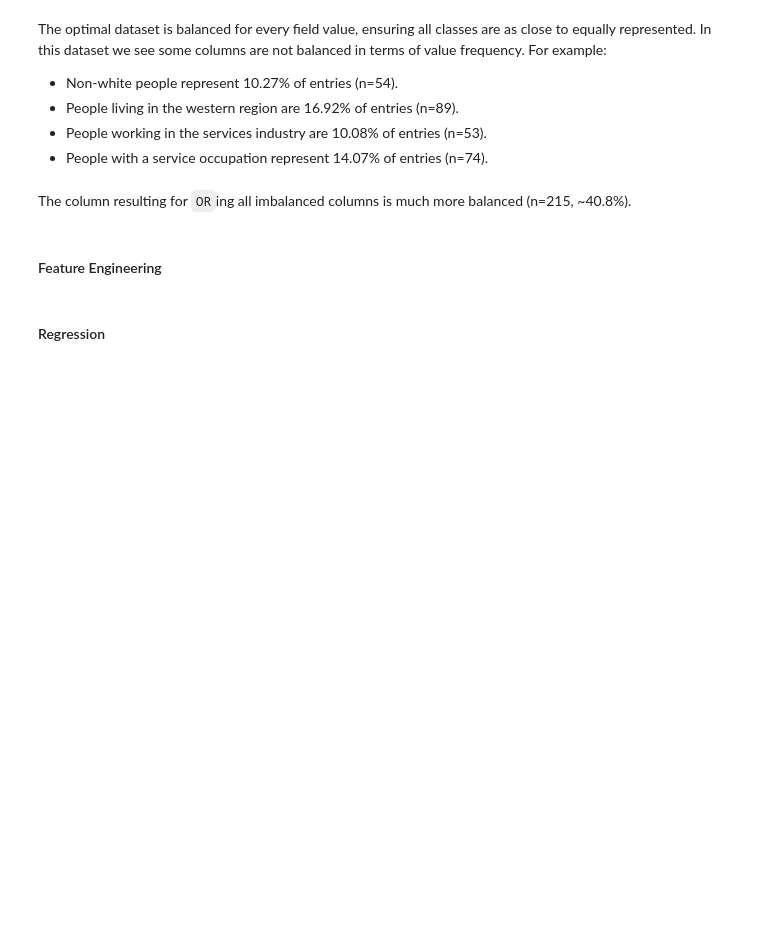
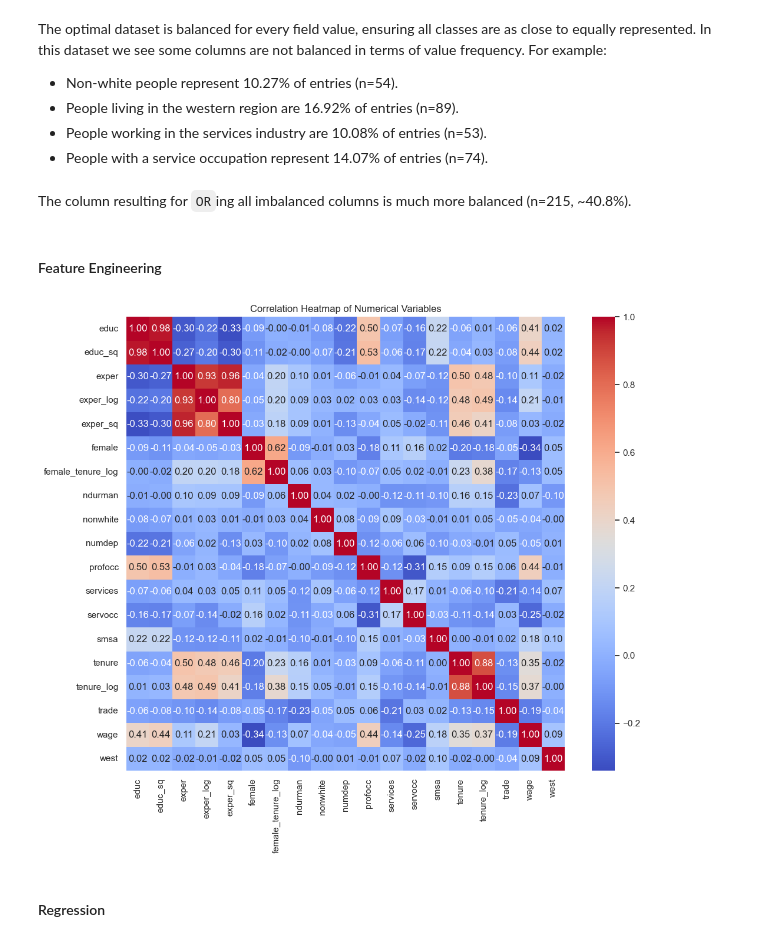
Before and after one commit to tulians/da-ga, a Jupyter notebook: analysis.ipynb, the cells around one changed output. Cells and saved outputs as stored; diff of their text form; code cells hidden in the pictures; blank space fills up the shorter version.

```diff
--- a/analysis.ipynb
+++ b/analysis.ipynb
@@ -485,6 +480,15 @@ df["educ_sq"] = df["educ"] ** 2
 
 # Recreate interaction term between female and log of tenure
 df["female_tenure_log"] = df["female"] * df["tenure_log"]
+# %%
+# Features correlation heatmap post creation of derived features.
+predictor_columns = df.columns.difference(["log_wage", "sqrt_wage", "inverse_wage"])
+plt.figure(figsize=(12, 10))
+sns.heatmap(df[predictor_columns].corr(), annot=True, cmap="coolwarm", fmt=".2f")
+plt.title("Correlation Heatmap of Numerical Variables")
+plt.show()
+# %% [output]
+[figure, added]
 # %% [markdown]
 #### Regression
 # %%
```
Also changed, not shown: parts of 5 cells of this notebook.
